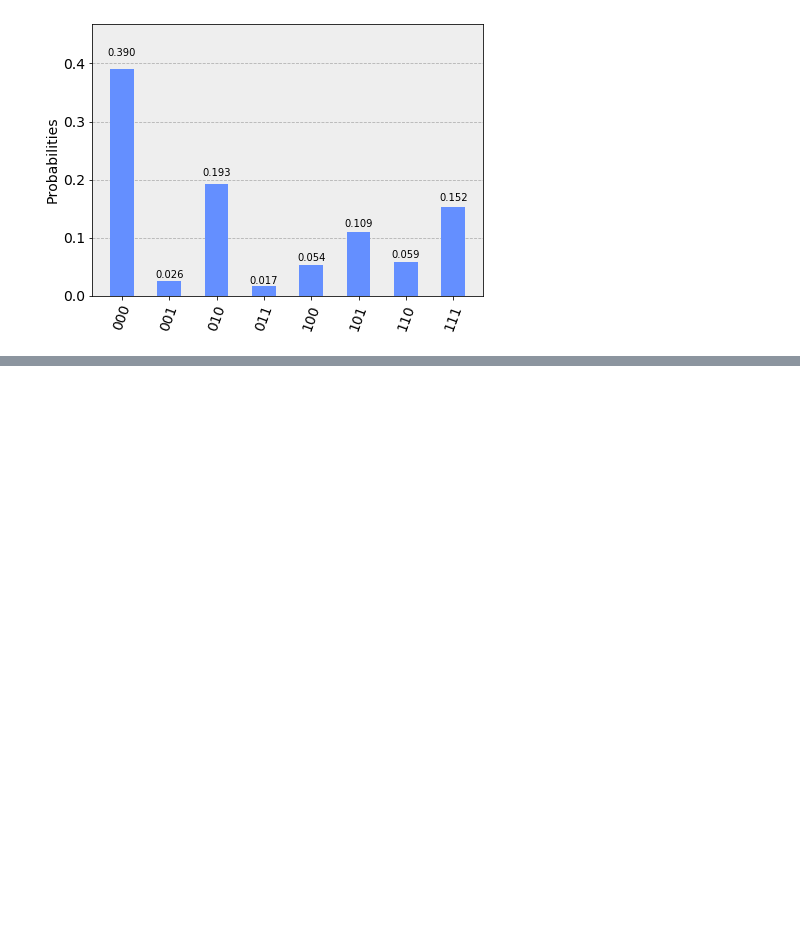
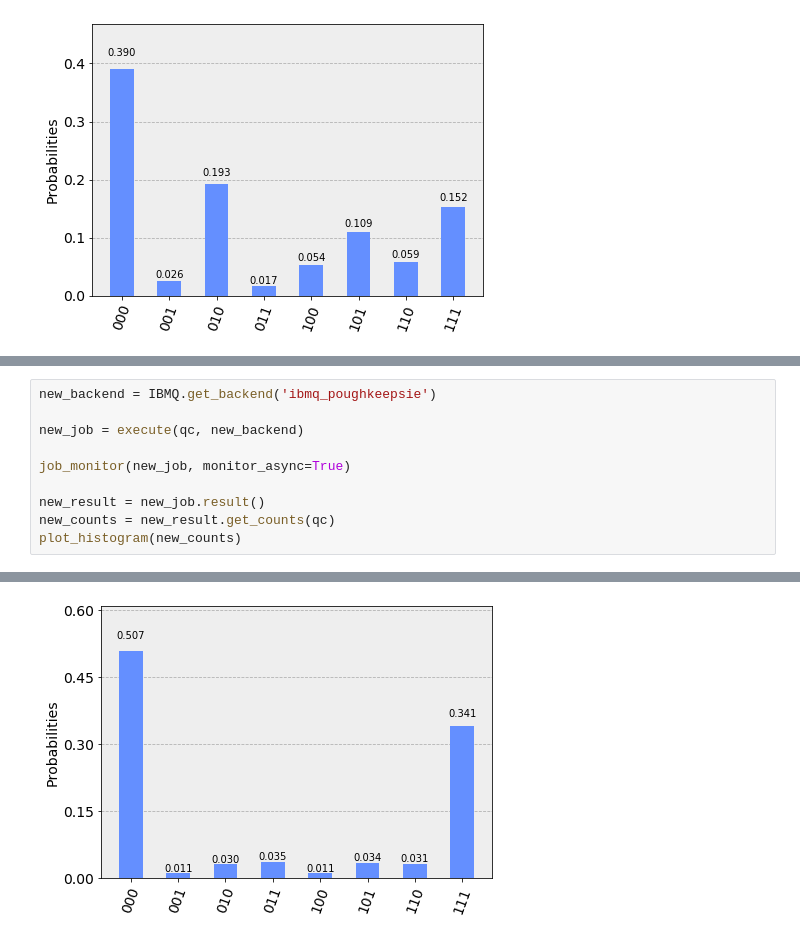
Before and after one commit to m24639297/2019-summer-QC, a Jupyter notebook: noise model.ipynb, the cells around one changed output, grey strips where cells are left out. Saved outputs shown, nothing was run; the diff lists cells and outputs as text; blank space fills up the shorter version.

```diff
--- a/noise model.ipynb
+++ b/noise model.ipynb
@@ -100,0 +107,11 @@ Error checking job status using websocket, retrying using HTTP.
+# %%
+new_backend = IBMQ.get_backend('ibmq_poughkeepsie')
+
+new_job = execute(qc, new_backend)
+
+job_monitor(new_job, monitor_async=True)
+
+new_result = new_job.result()
+new_counts = new_result.get_counts(qc)
+plot_histogram(new_counts)
+# %% [output]
@@ -100,0 +119 @@ Error checking job status using websocket, retrying using HTTP.
+[figure, added]
```
Also changed, not shown: parts of 12 cells of this notebook.
